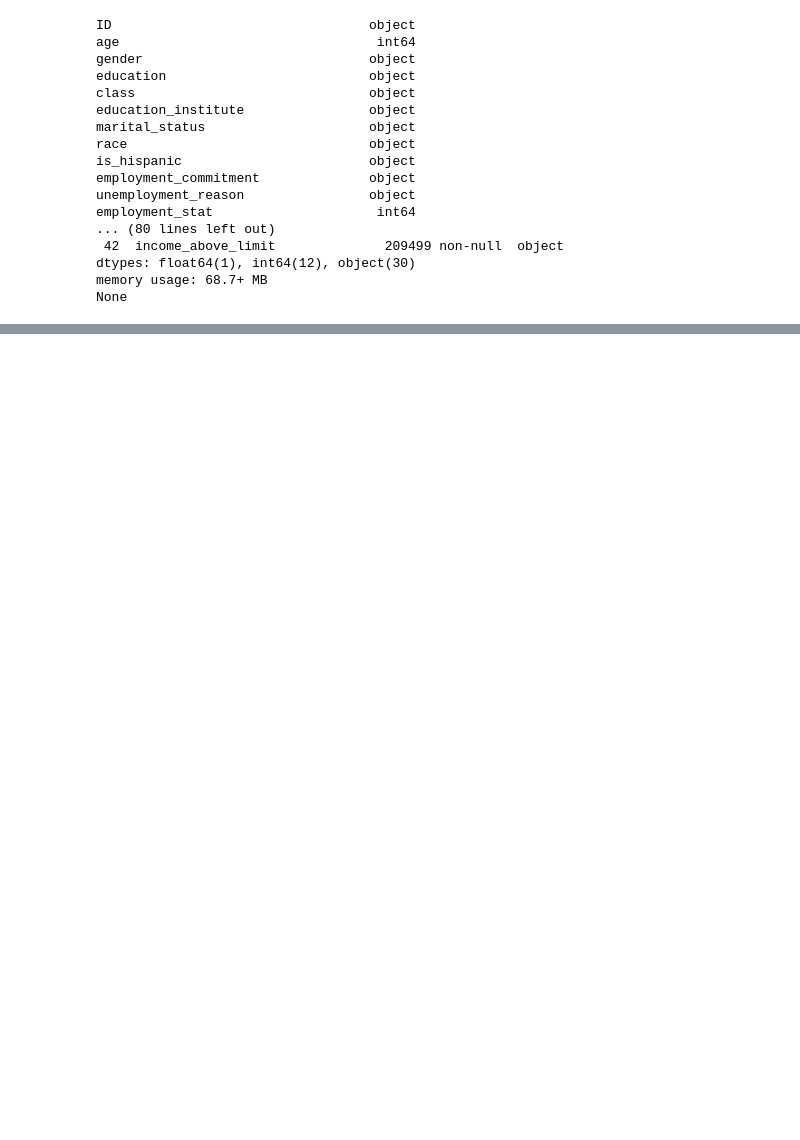
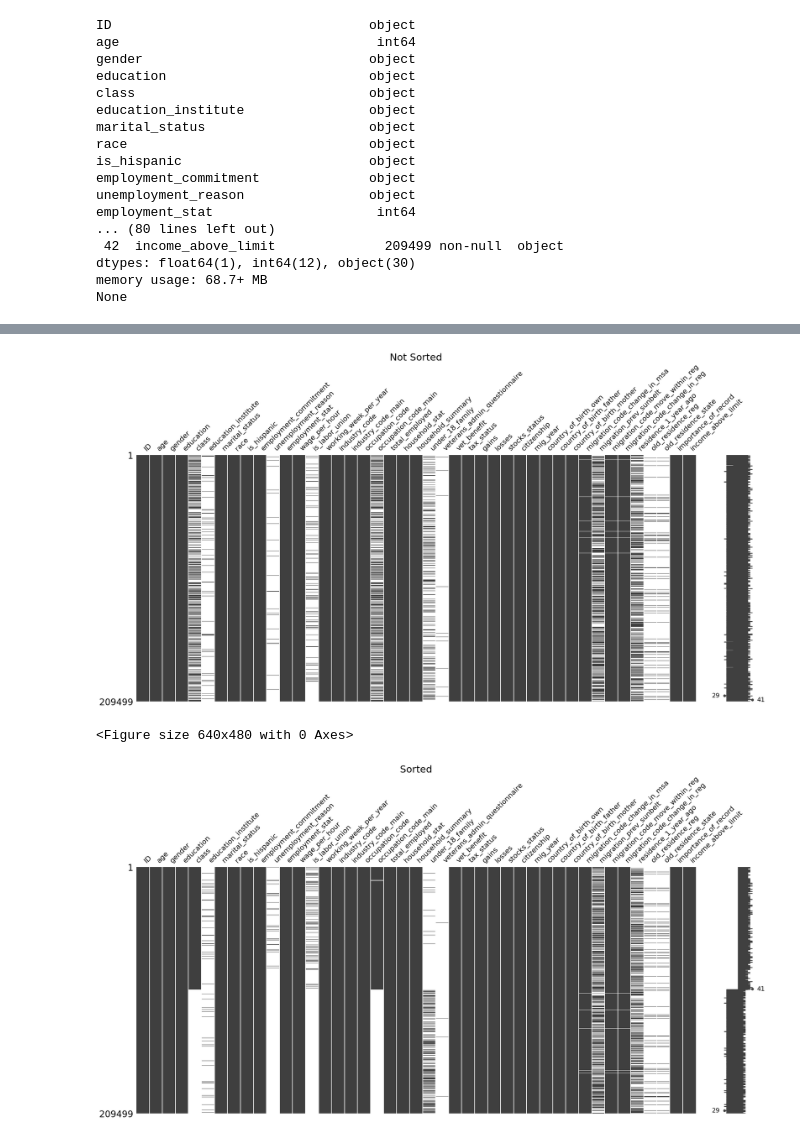
Before and after one commit to Jadonsw123/Jupyter, a Jupyter notebook: MLProject1.ipynb, the cells around one changed output, grey strips where cells are left out. Cells and saved outputs as stored; diff of their text form; code cells hidden in the pictures; blank space fills up the shorter version.

```diff
--- a/MLProject1.ipynb
+++ b/MLProject1.ipynb
@@ -237,0 +258,22 @@ None
+# %%
+# this python magics will allow plot to be embedded into the notebook
+import matplotlib
+import matplotlib.pyplot as plt
+import warnings
+warnings.simplefilter('ignore', DeprecationWarning)
+%matplotlib inline
+
+# External package: conda install missingno
+import missingno as mn
+
+mn.matrix(df)
+plt.title("Not Sorted",fontsize=22)
+
+plt.figure()
+mn.matrix(df.sort_values(by=["class", ]))
+plt.title("Sorted",fontsize=22)
+plt.show()
+# %% [output]
+[figure, added]
+<Figure size 640x480 with 0 Axes>
+[figure, added]
```
Also changed, not shown: parts of 9 cells of this notebook, 1 other file.
